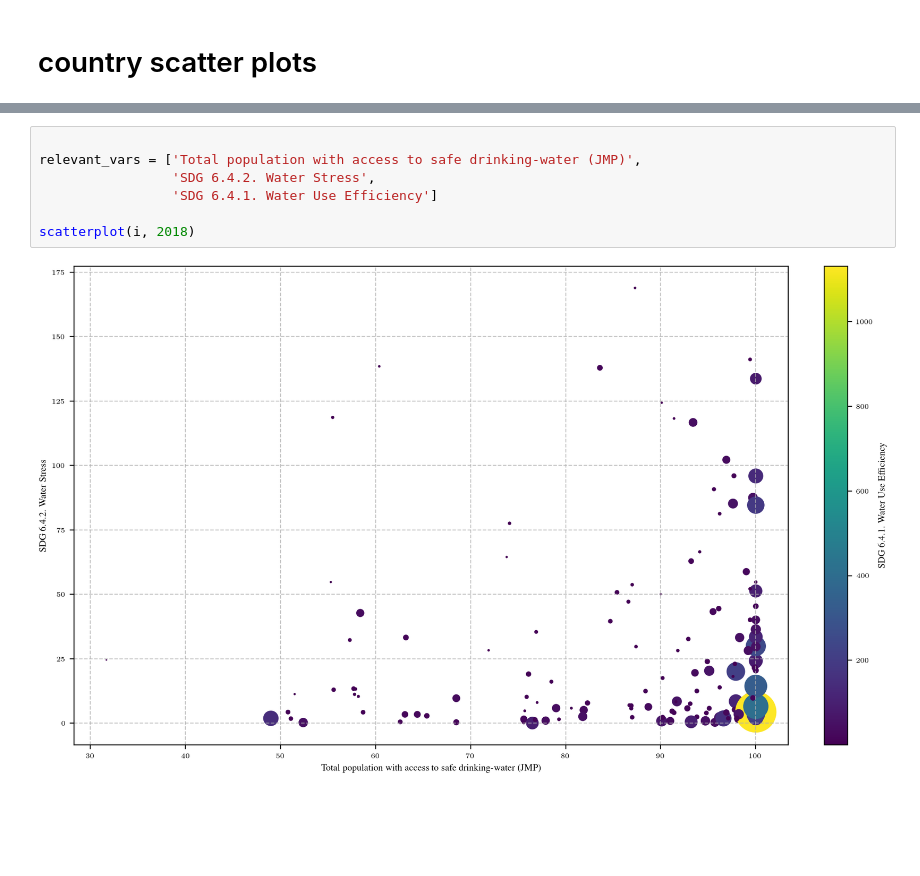
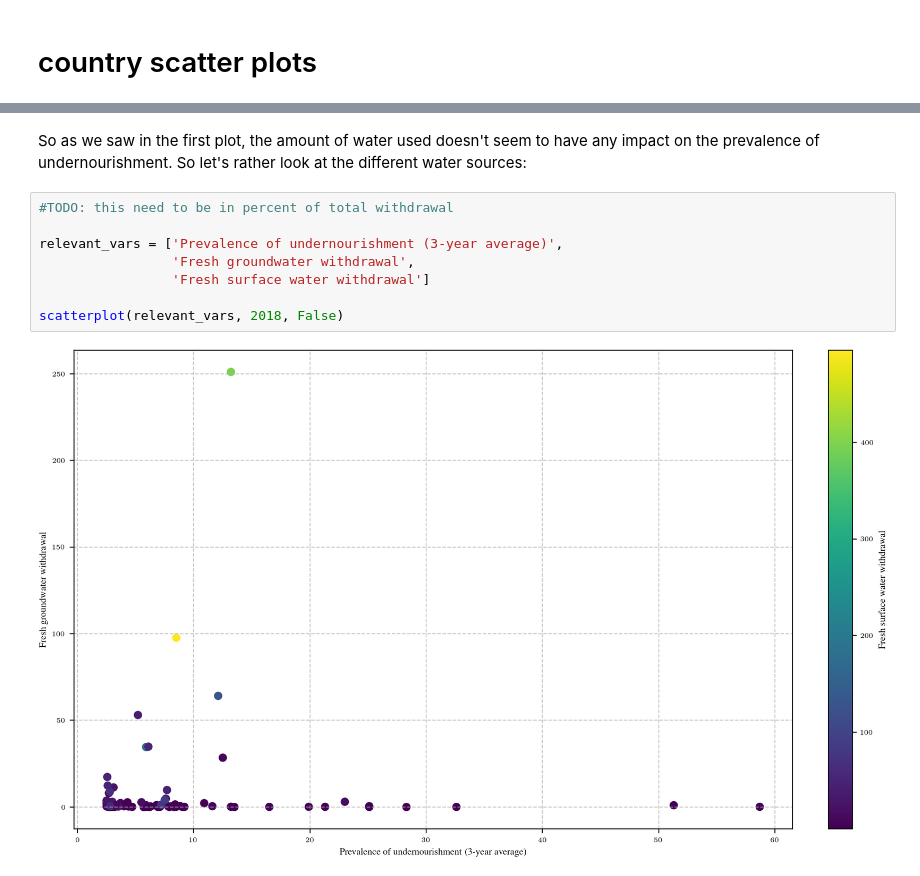
Before and after one commit to am9zZWY/team-aqua, a Jupyter notebook: exp/exp_scatterplot.ipynb, the cells around one changed output, grey strips where cells are left out. Saved outputs shown, nothing was run; the diff lists cells and outputs as text; blank space fills up the shorter version.

```diff
--- a/exp/exp_scatterplot.ipynb
+++ b/exp/exp_scatterplot.ipynb
@@ -115,9 +123,12 @@ scatterplot(i, 2018)
-# %%
-
-relevant_vars = ['Total population with access to safe drinking-water (JMP)',
-                 'SDG 6.4.2. Water Stress',
-                 'SDG 6.4.1. Water Use Efficiency']
-
-scatterplot(i, 2018)
-# %% [output]
-[figure, removed]
+# %% [markdown]
+So as we saw in the first plot, the amount of water used doesn't seem to have any impact on the prevalence of undernourishment. So let's rather look at the different water sources:
+# %%
+#TODO: this need to be in percent of total withdrawal
+
+relevant_vars = ['Prevalence of undernourishment (3-year average)',
+                 'Fresh groundwater withdrawal',
+                 'Fresh surface water withdrawal']
+
+scatterplot(relevant_vars, 2018, False)
+# %% [output]
+[figure, added]
```
Also changed, not shown: parts of 7 cells of this notebook.
